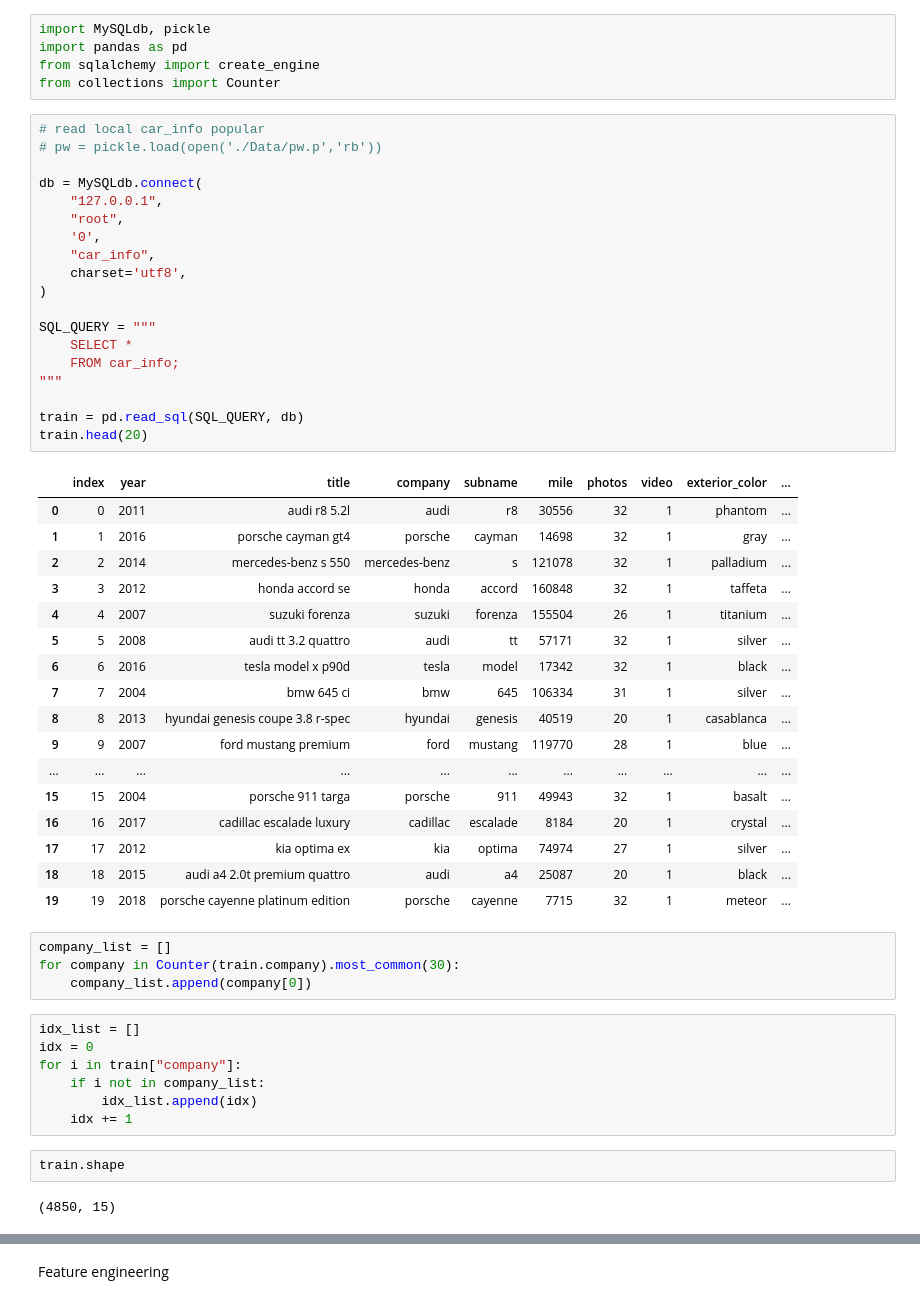
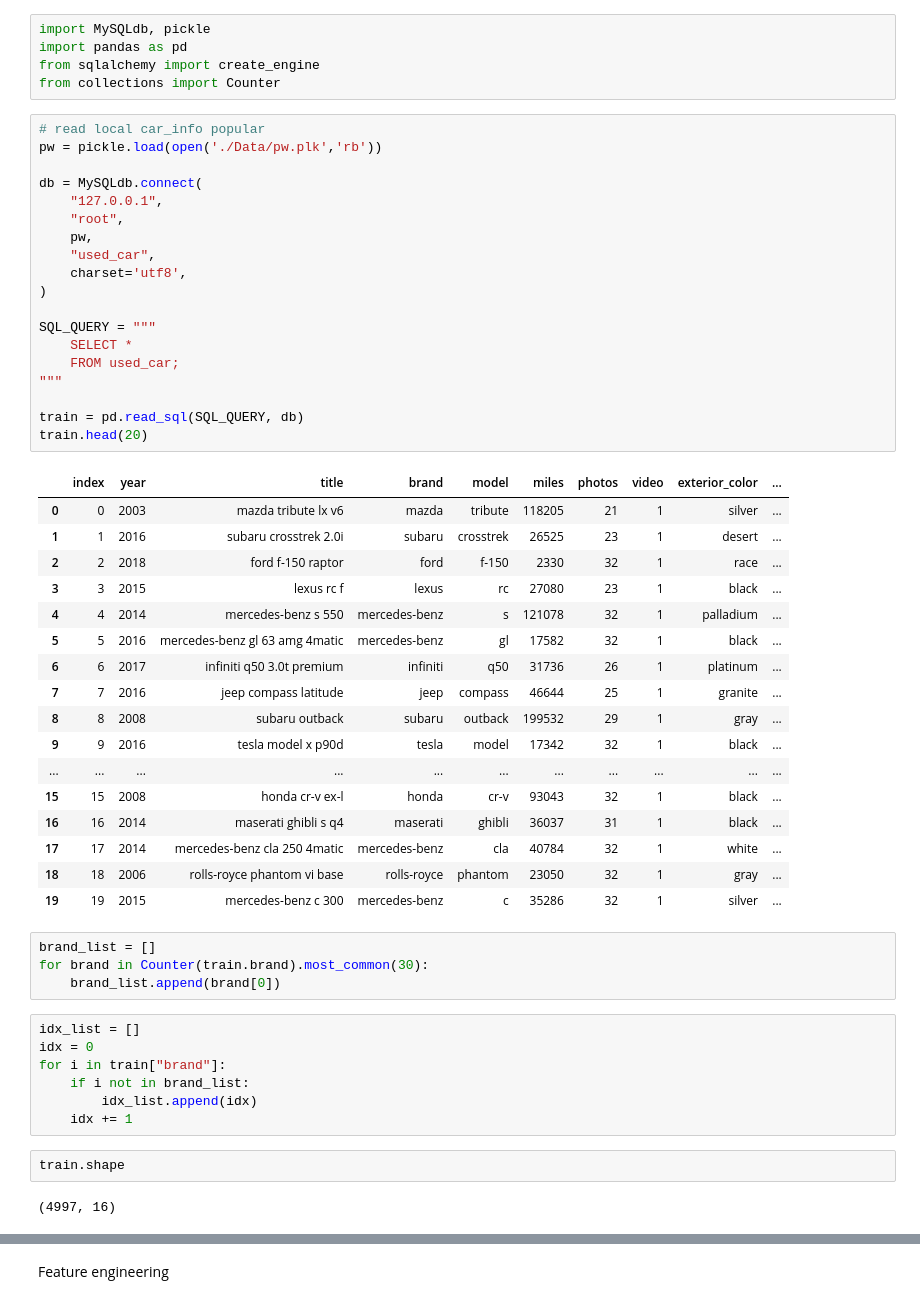
Before and after one commit to kish191919/Predict_Used_Car_Price_by_Python, a Jupyter notebook: Georgia_Used_Car_Price_Mysql_to_Model.ipynb, the cells around one changed output, grey strips where cells are left out. Saved outputs shown, nothing was run; the diff lists cells and outputs as text.

```diff
--- a/Georgia_Used_Car_Price_Mysql_to_Model.ipynb
+++ b/Georgia_Used_Car_Price_Mysql_to_Model.ipynb
@@ -5,56 +5,56 @@ from sqlalchemy import create_engine
 from collections import Counter
 # %%
 # read local car_info popular
-# pw = pickle.load(open('./Data/pw.p','rb'))
+pw = pickle.load(open('./Data/pw.plk','rb'))
 
 db = MySQLdb.connect(
     "127.0.0.1",
     "root",
-    '0',
-    "car_info",
+    pw,
+    "used_car",
     charset='utf8',
 )
 
 SQL_QUERY = """
     SELECT *
-    FROM car_info;
+    FROM used_car;
 """
 
 train = pd.read_sql(SQL_QUERY, db)
 train.head(20)
 # %% [output]
-|  | index | year | title | company | subname | mile | photos | video | exterior_color | ... |
-| 0 | 0 | 2011 | audi r8 5.2l | audi | r8 | 30556 | 32 | 1 | phantom | ... |
-| 1 | 1 | 2016 | porsche cayman gt4 | porsche | cayman | 14698 | 32 | 1 | gray | ... |
-| 2 | 2 | 2014 | mercedes-benz s 550 | mercedes-benz | s | 121078 | 32 | 1 | palladium | ... |
-| 3 | 3 | 2012 | honda accord se | honda | accord | 160848 | 32 | 1 | taffeta | ... |
-| 4 | 4 | 2007 | suzuki forenza | suzuki | forenza | 155504 | 26 | 1 | titanium | ... |
-| 5 | 5 | 2008 | audi tt 3.2 quattro | audi | tt | 57171 | 32 | 1 | silver | ... |
-| 6 | 6 | 2016 | tesla model x p90d | tesla | model | 17342 | 32 | 1 | black | ... |
-| 7 | 7 | 2004 | bmw 645 ci | bmw | 645 | 106334 | 31 | 1 | silver | ... |
-| 8 | 8 | 2013 | hyundai genesis coupe 3.8 r-spec | hyundai | genesis | 40519 | 20 | 1 | casablanca | ... |
-| 9 | 9 | 2007 | ford mustang premium | ford | mustang | 119770 | 28 | 1 | blue | ... |
+|  | index | year | title | brand | model | miles | photos | video | exterior_color | ... |
+| 0 | 0 | 2003 | mazda tribute lx v6 | mazda | tribute | 118205 | 21 | 1 | silver | ... |
+| 1 | 1 | 2016 | subaru crosstrek 2.0i | subaru | crosstrek | 26525 | 23 | 1 | desert | ... |
+| 2 | 2 | 2018 | ford f-150 raptor | ford | f-150 | 2330 | 32 | 1 | race | ... |
+| 3 | 3 | 2015 | lexus rc f | lexus | rc | 27080 | 23 | 1 | black | ... |
+| 4 | 4 | 2014 | mercedes-benz s 550 | mercedes-benz | s | 121078 | 32 | 1 | palladium | ... |
+| 5 | 5 | 2016 | mercedes-benz gl 63 amg 4matic | mercedes-benz | gl | 17582 | 32 | 1 | black | ... |
+| 6 | 6 | 2017 | infiniti q50 3.0t premium | infiniti | q50 | 31736 | 26 | 1 | platinum | ... |
+| 7 | 7 | 2016 | jeep compass latitude | jeep | compass | 46644 | 25 | 1 | granite | ... |
+| 8 | 8 | 2008 | subaru outback | subaru | outback | 199532 | 29 | 1 | gray | ... |
+| 9 | 9 | 2016 | tesla model x p90d | tesla | model | 17342 | 32 | 1 | black | ... |
 | ... | ... | ... | ... | ... | ... | ... | ... | ... | ... | ... |
-| 15 | 15 | 2004 | porsche 911 targa | porsche | 911 | 49943 | 32 | 1 | basalt | ... |
-| 16 | 16 | 2017 | cadillac escalade luxury | cadillac | escalade | 8184 | 20 | 1 | crystal | ... |
-| 17 | 17 | 2012 | kia optima ex | kia | optima | 74974 | 27 | 1 | silver | ... |
-| 18 | 18 | 2015 | audi a4 2.0t premium quattro | audi | a4 | 25087 | 20 | 1 | black | ... |
-| 19 | 19 | 2018 | porsche cayenne platinum edition | porsche | cayenne | 7715 | 32 | 1 | meteor | ... |
+| 15 | 15 | 2008 | honda cr-v ex-l | honda | cr-v | 93043 | 32 | 1 | black | ... |
+| 16 | 16 | 2014 | maserati ghibli s q4 | maserati | ghibli | 36037 | 31 | 1 | black | ... |
+| 17 | 17 | 2014 | mercedes-benz cla 250 4matic | mercedes-benz | cla | 40784 | 32 | 1 | white | ... |
+| 18 | 18 | 2006 | rolls-royce phantom vi base | rolls-royce | phantom | 23050 | 32 | 1 | gray | ... |
+| 19 | 19 | 2015 | mercedes-benz c 300 | mercedes-benz | c | 35286 | 32 | 1 | silver | ... |
 # %%
-company_list = []
-for company in Counter(train.company).most_common(30):
-    company_list.append(company[0])
+brand_list = []
+for brand in Counter(train.brand).most_common(30):
+    brand_list.append(brand[0])
 # %%
 idx_list = []
 idx = 0
-for i in train["company"]:
-    if i not in company_list:
+for i in train["brand"]:
+    if i not in brand_list:
         idx_list.append(idx)
     idx += 1
 # %%
 train.shape
 # %% [output]
-(4850, 15)
+(4997, 16)
 # %%
 train = train.drop(idx_list)
 train.reset_index(drop=True, inplace=True)
```
Also changed, not shown: parts of 29 cells of this notebook, 3 other files.
